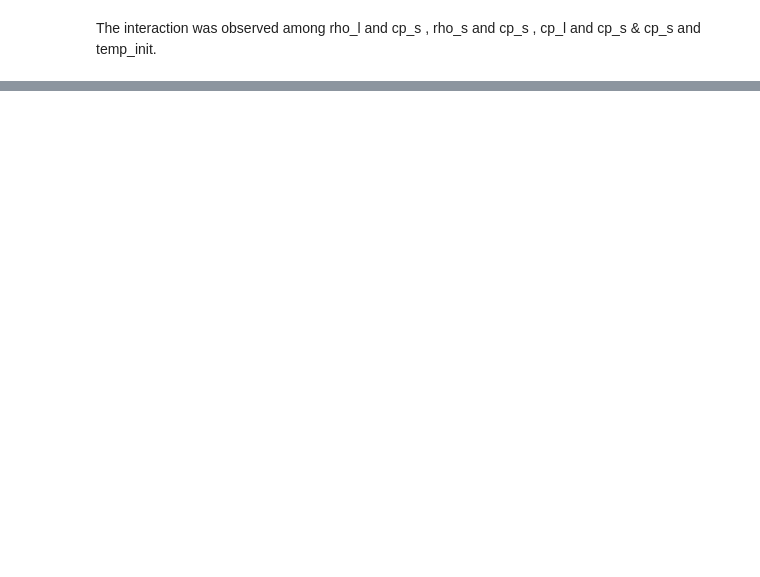
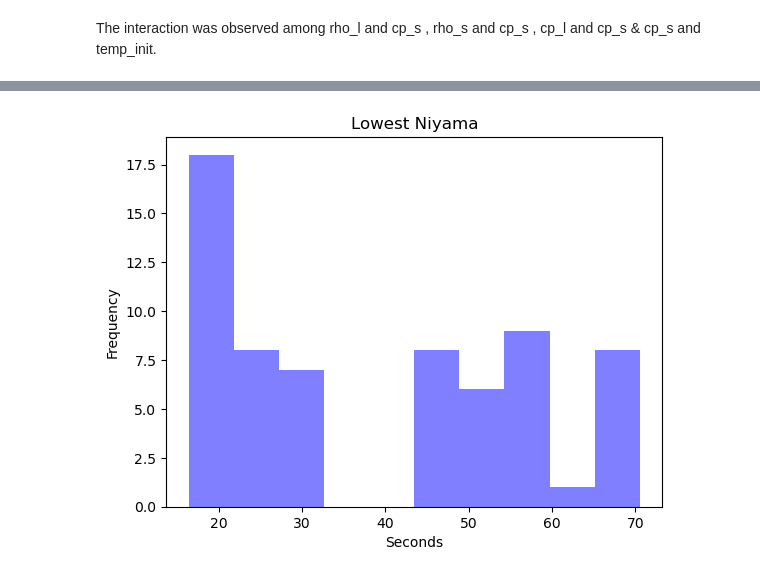
Before and after one commit to radhikrammohan/1D_HT_Pinn, a Jupyter notebook: Data_prep/1D_SVR/DOE/1D_HT_DOE_4.ipynb, the cells around one changed output, grey strips where cells are left out. Saved outputs shown, nothing was run; the diff lists cells and outputs as text; code cells hidden in the pictures; blank space fills up the shorter version.

```diff
--- a/Data_prep/1D_SVR/DOE/1D_HT_DOE_4.ipynb
+++ b/Data_prep/1D_SVR/DOE/1D_HT_DOE_4.ipynb
@@ -351,16 +470,18 @@ print(doe_center_pt.shape)
 # %%
 Fractional_Factorial_doe_center_pt = doe_center_pt.copy()
 
-Fractional_Factorial_doe_center_pt['total_sol_time'] = [0.0] * Fractional_Factorial_doe_center_pt.shape[0]
+Fractional_Factorial_doe_center_pt['Lowest_Niyama'] = [0.0] * Fractional_Factorial_doe_center_pt.shape[0]
 # %%
 for i in range(Fractional_Factorial_doe_center_pt.shape[0]):
     input_values = Fractional_Factorial_doe_center_pt.iloc[i,:-1].values
     k= sim1d(*input_values)
-    Fractional_Factorial_doe_center_pt.at[i, 'total_sol_time'] = k[0]
+    Fractional_Factorial_doe_center_pt.at[i, 'Lowest_Niyama'] = k[0]
 # %%
-plt.hist(Fractional_Factorial_doe_center_pt['total_sol_time'], bins=10, alpha=0.5, color='b')
-plt.title('Total Soldification time')
+plt.hist(Fractional_Factorial_doe_center_pt['Lowest_Niyama'], bins=10, alpha=0.5, color='b')
+plt.title('Lowest Niyama')
 plt.xlabel('Seconds')
 plt.ylabel('Frequency')
 plt.show()
+# %% [output]
+[figure, added]
 # %%
```
Also changed, not shown: parts of 25 cells of this notebook, 5 other files.
